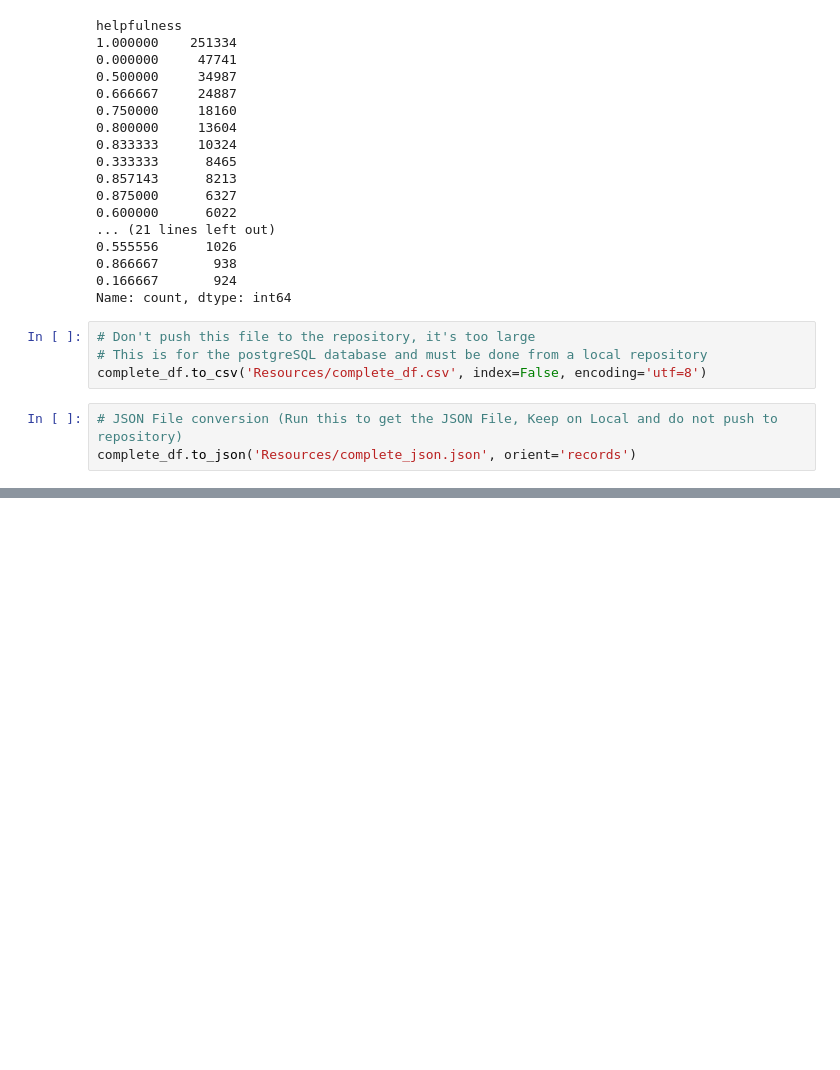
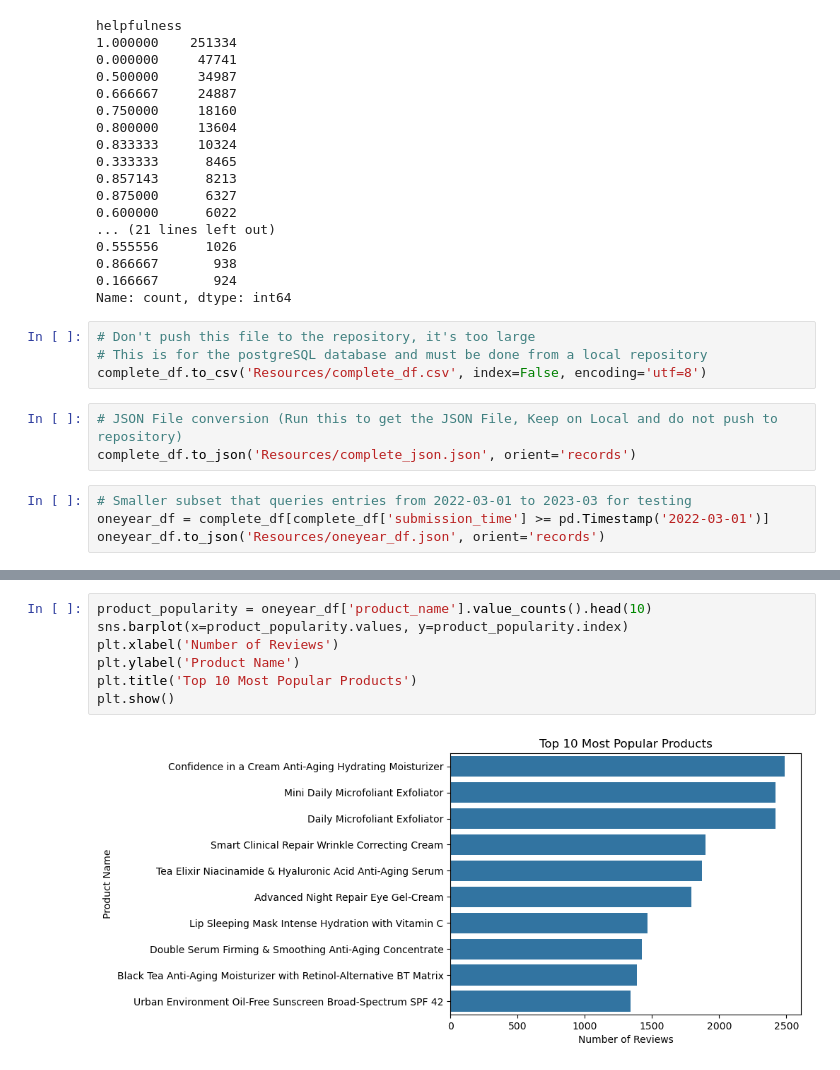
Before and after one commit to dcasey07/sephora-reviews, a Jupyter notebook: reviews.ipynb, the cells around one changed output, grey strips where cells are left out. Drawn from its saved outputs; the diff is of its cells as text; blank space fills up the shorter version.

Commit message:
Created smaller json that will load to app.js and index.html

```diff
--- a/reviews.ipynb
+++ b/reviews.ipynb
@@ -205,3 +205,7 @@ complete_df.to_csv('Resources/complete_df.csv', index=False, encoding='utf=8')
 # %%
 # JSON File conversion (Run this to get the JSON File, Keep on Local and do not push to repository)
 complete_df.to_json('Resources/complete_json.json', orient='records')
+# %%
+# Smaller subset that queries entries from 2022-03-01 to 2023-03 for testing
+oneyear_df = complete_df[complete_df['submission_time'] >= pd.Timestamp('2022-03-01')]
+oneyear_df.to_json('Resources/oneyear_df.json', orient='records')
@@ -207,0 +228,9 @@ complete_df.to_json('Resources/complete_json.json', orient='records')
+# %%
+product_popularity = oneyear_df['product_name'].value_counts().head(10)
+sns.barplot(x=product_popularity.values, y=product_popularity.index)
+plt.xlabel('Number of Reviews')
+plt.ylabel('Product Name')
+plt.title('Top 10 Most Popular Products')
+plt.show()
+# %% [output]
+[figure, added]
```
Also changed, not shown: parts of 2 cells of this notebook, 4 other files.
